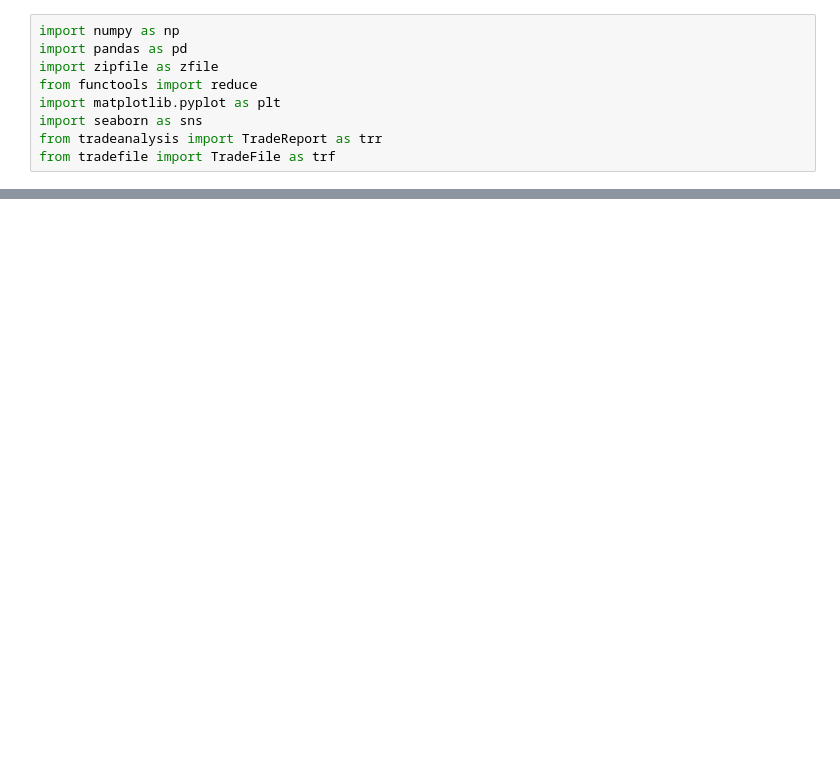
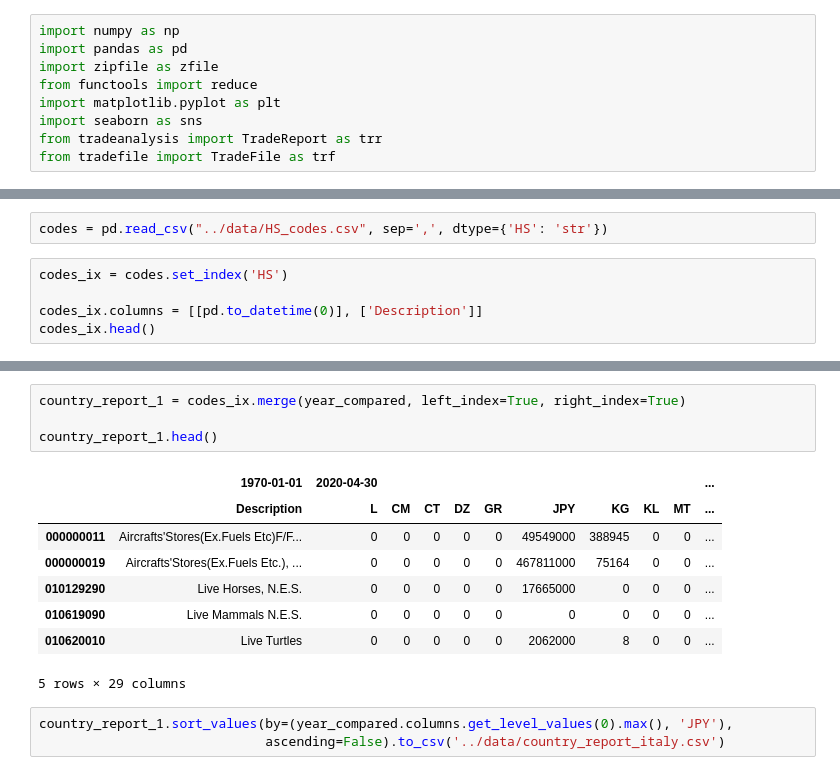
Before and after one commit to liapunov/JapanTrade, a Jupyter notebook: src/japantrade/Trade data analysis.ipynb, the cells around one changed output, grey strips where cells are left out. Cells and saved outputs as stored; diff of their text form; blank space fills up the shorter version.

```diff
--- a/src/japantrade/Trade data analysis.ipynb
+++ b/src/japantrade/Trade data analysis.ipynb
@@ -101,0 +105,7 @@ df.head(10)
+# %%
+codes = pd.read_csv("../data/HS_codes.csv", sep=',', dtype={'HS': 'str'})
+# %%
+codes_ix = codes.set_index('HS')
+
+codes_ix.columns = [[pd.to_datetime(0)], ['Description']]
+codes_ix.head()
@@ -101,0 +121,16 @@ df.head(10)
+# %%
+country_report_1 = codes_ix.merge(year_compared, left_index=True, right_index=True)
+
+country_report_1.head()
+# %% [output]
+|  | 1970-01-01 | 2020-04-30 |  |  |  |  |  |  |  |  | ... |
+|  | Description | L | CM | CT | DZ | GR | JPY | KG | KL | MT | ... |
+| 000000011 | Aircrafts'Stores(Ex.Fuels Etc)F/F... | 0 | 0 | 0 | 0 | 0 | 49549000 | 388945 | 0 | 0 | ... |
+| 000000019 | Aircrafts'Stores(Ex.Fuels Etc.), ... | 0 | 0 | 0 | 0 | 0 | 467811000 | 75164 | 0 | 0 | ... |
+| 010129290 | Live Horses, N.E.S. | 0 | 0 | 0 | 0 | 0 | 17665000 | 0 | 0 | 0 | ... |
+| 010619090 | Live Mammals N.E.S. | 0 | 0 | 0 | 0 | 0 | 0 | 0 | 0 | 0 | ... |
+| 010620010 | Live Turtles | 0 | 0 | 0 | 0 | 0 | 2062000 | 8 | 0 | 0 | ... |
+5 rows × 29 columns
+# %%
+country_report_1.sort_values(by=(year_compared.columns.get_level_values(0).max(), 'JPY'),
+                             ascending=False).to_csv('../data/country_report_italy.csv')
```
Also changed, not shown: parts of 29 cells of this notebook, 6 other files.
